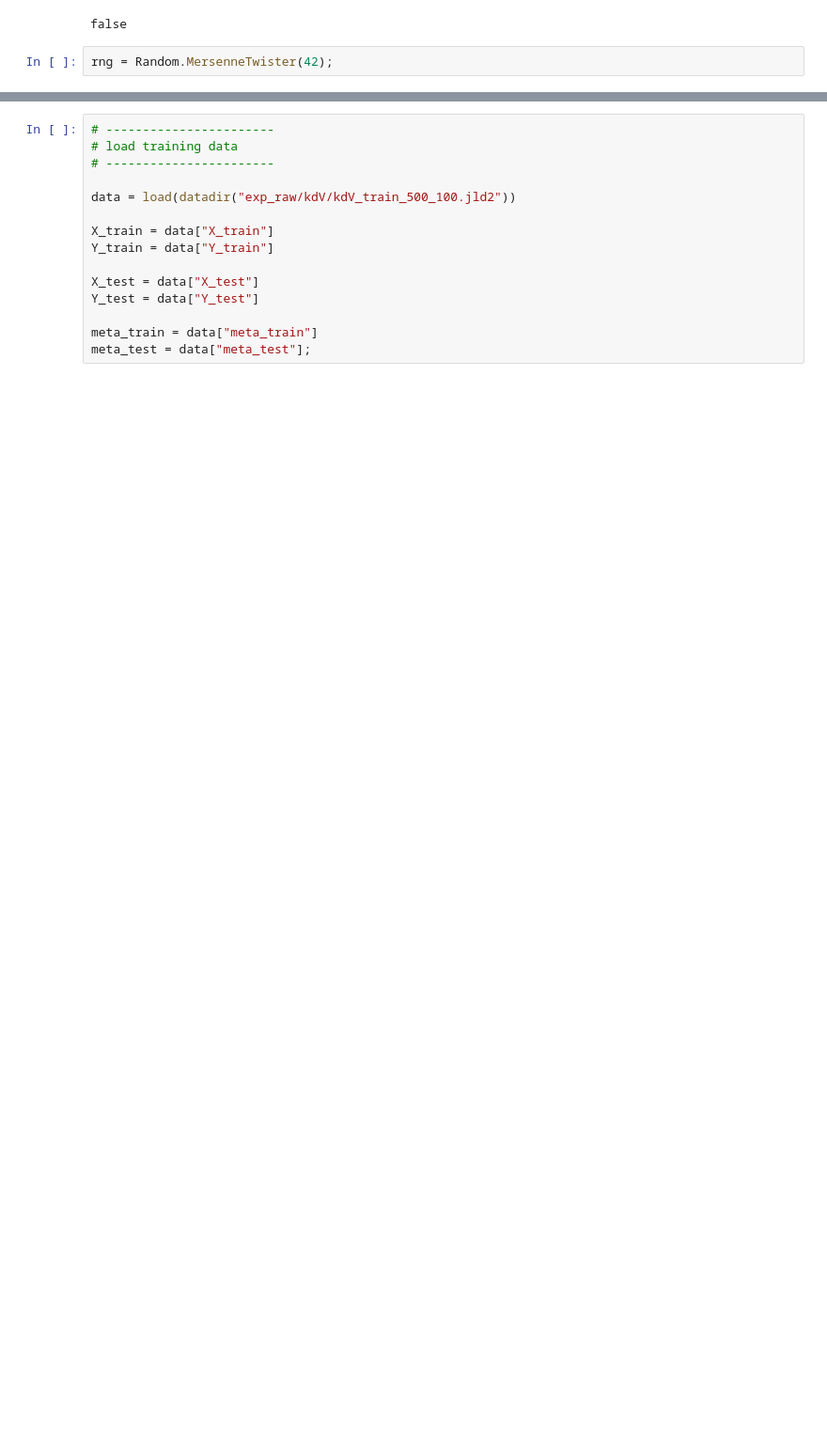
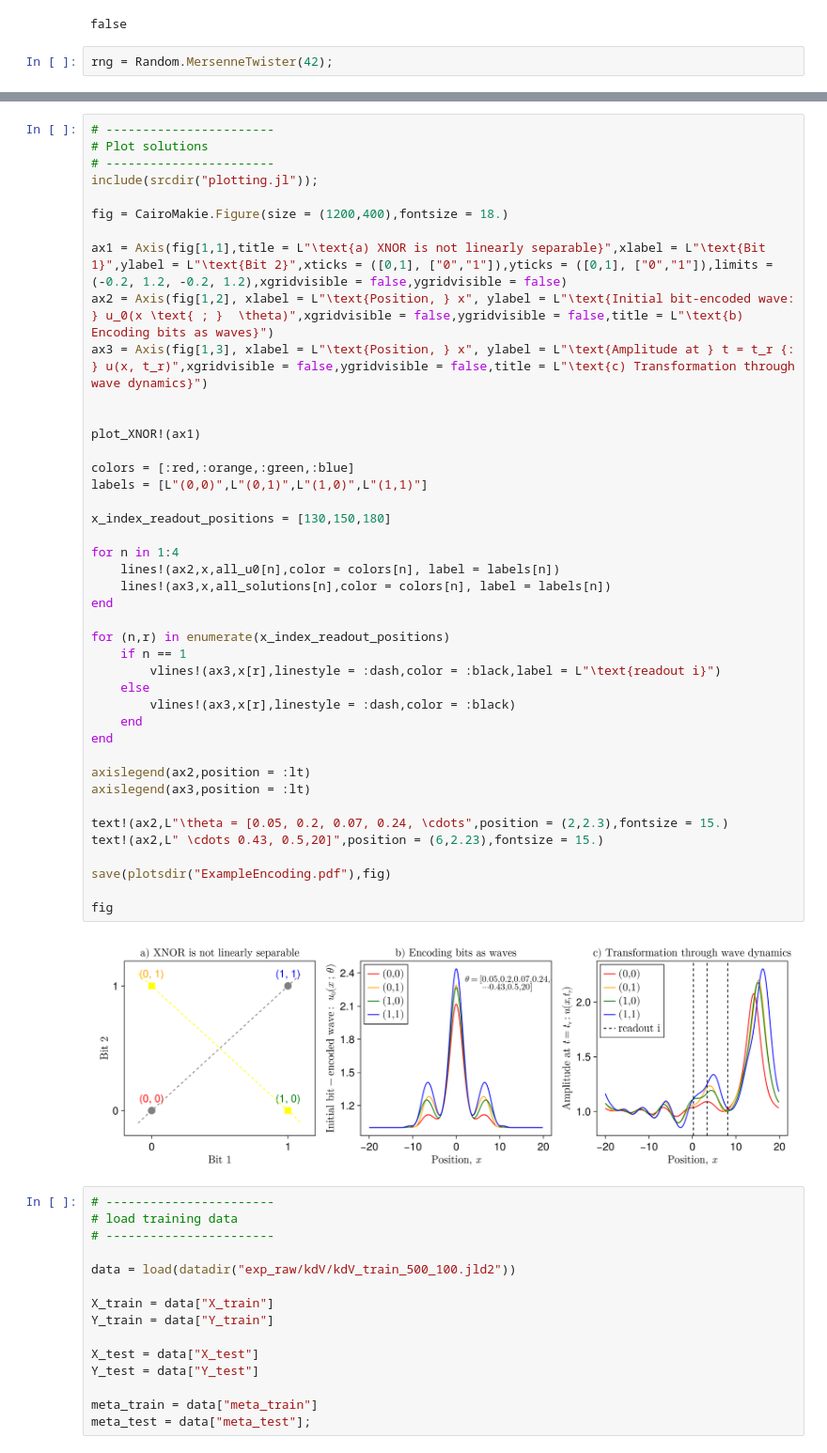
Before and after one commit to harrybooth/ReservoirInverseDesign, a Jupyter notebook: notebooks/kdV_Reservoir_CompareSurrogateVsBBO_Small.ipynb, the cells around one changed output, grey strips where cells are left out. Shown at 94% size. Cells and saved outputs as stored; diff of their text form; blank space fills up the shorter version.

Commit message:
add plotting functions

```diff
--- a/notebooks/kdV_Reservoir_CompareSurrogateVsBBO_Small.ipynb
+++ b/notebooks/kdV_Reservoir_CompareSurrogateVsBBO_Small.ipynb
@@ -75,3 +82,47 @@ fig
+# %%
+# -----------------------
+# Plot solutions
+# -----------------------
+include(srcdir("plotting.jl"));
+
+fig = CairoMakie.Figure(size = (1200,400),fontsize = 18.)
+
+ax1 = Axis(fig[1,1],title = L"\text{a) XNOR is not linearly separable}",xlabel = L"\text{Bit 1}",ylabel = L"\text{Bit 2}",xticks = ([0,1], ["0","1"]),yticks = ([0,1], ["0","1"]),limits = (-0.2, 1.2, -0.2, 1.2),xgridvisible = false,ygridvisible = false)
+ax2 = Axis(fig[1,2], xlabel = L"\text{Position, } x", ylabel = L"\text{Initial bit-encoded wave: } u_0(x \text{ ; }  \theta)",xgridvisible = false,ygridvisible = false,title = L"\text{b) Encoding bits as waves}")
+ax3 = Axis(fig[1,3], xlabel = L"\text{Position, } x", ylabel = L"\text{Amplitude at } t = t_r {: } u(x, t_r)",xgridvisible = false,ygridvisible = false,title = L"\text{c) Transformation through wave dynamics}")
+
+
+plot_XNOR!(ax1)
+
+colors = [:red,:orange,:green,:blue]
+labels = [L"(0,0)",L"(0,1)",L"(1,0)",L"(1,1)"]
+
+x_index_readout_positions = [130,150,180]
+
+for n in 1:4
+    lines!(ax2,x,all_u0[n],color = colors[n], label = labels[n])
+    lines!(ax3,x,all_solutions[n],color = colors[n], label = labels[n])
+end
+
+for (n,r) in enumerate(x_index_readout_positions)
+    if n == 1
+        vlines!(ax3,x[r],linestyle = :dash,color = :black,label = L"\text{readout i}")
+    else
+        vlines!(ax3,x[r],linestyle = :dash,color = :black)
+    end
+end
+
+axislegend(ax2,position = :lt)
+axislegend(ax3,position = :lt)
+
+text!(ax2,L"\theta = [0.05, 0.2, 0.07, 0.24, \cdots",position = (2,2.3),fontsize = 15.)
+text!(ax2,L" \cdots 0.43, 0.5,20]",position = (6,2.23),fontsize = 15.)
+
+save(plotsdir("ExampleEncoding.pdf"),fig)
+
+fig
+# %% [output]
+[figure, added]
 # %%
 # -----------------------
 # load training data
```
Also changed, not shown: parts of 18 cells of this notebook, 6 other files.
